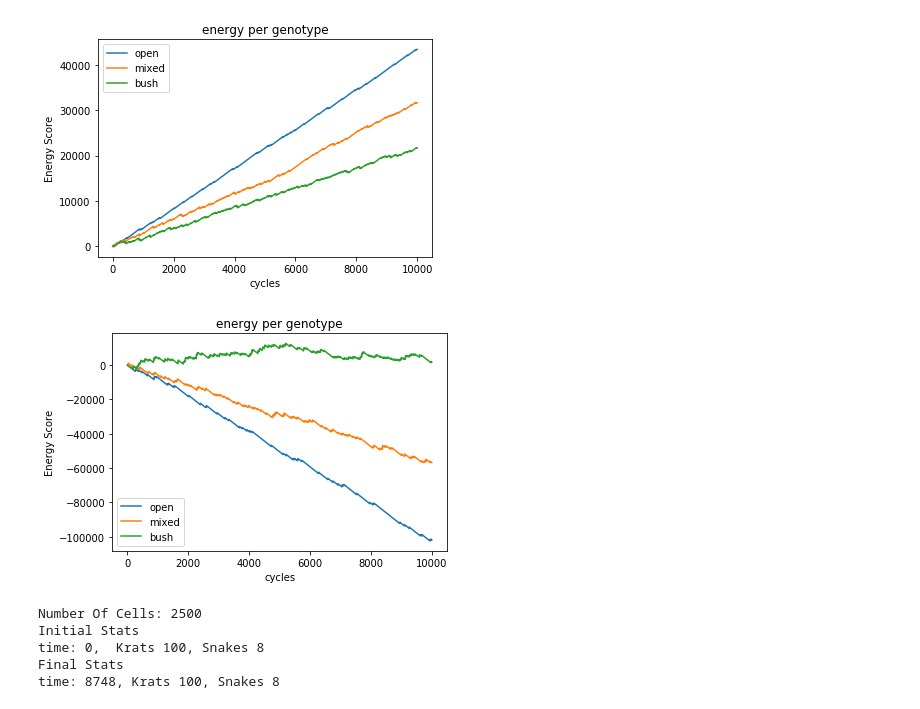
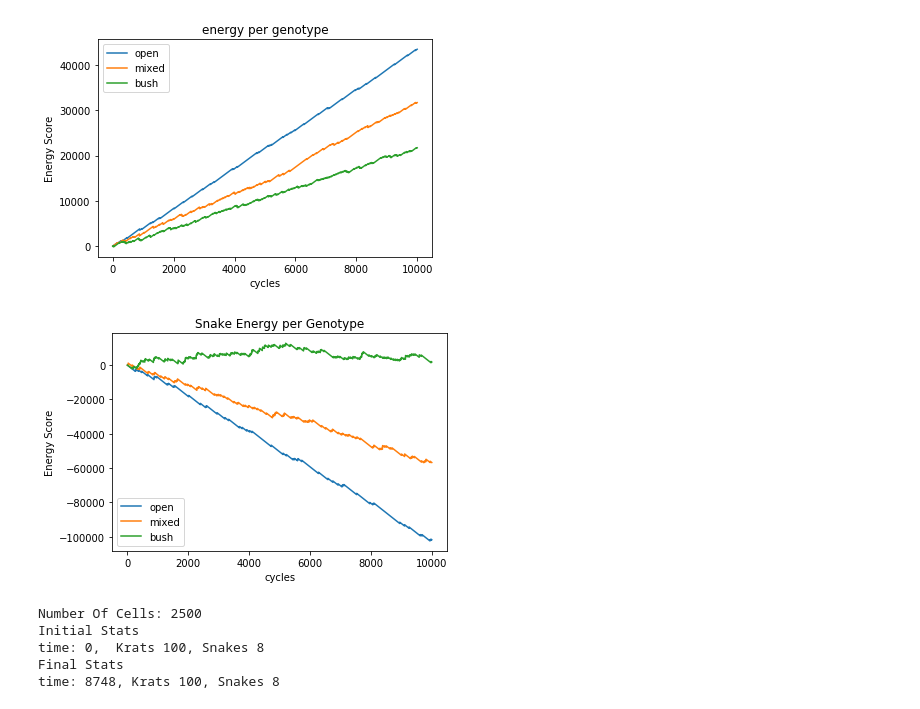
Before and after one commit to michaelremington2/uumarrty, a Jupyter notebook: ecosystem_sim/SimPostDataAnalysis.ipynb, the cells around one changed output. Cells and saved outputs as stored; diff of their text form; code cells hidden in the pictures.

```diff
--- a/ecosystem_sim/SimPostDataAnalysis.ipynb
+++ b/ecosystem_sim/SimPostDataAnalysis.ipynb
@@ -114,22 +123,22 @@ plt.show()
 # %%
 df = snakedata.groupby(["cycle", "bush_pw"]).agg({"energy_score": ['mean']}).reset_index()
 df = df.pivot(index="cycle", columns="bush_pw").reset_index()
 df.columns = ["cycle","open","mixed","bush"]
 plt.figure()
 plt.plot(df['cycle'], df['open'], label = 'open')
 plt.plot(df['cycle'], df['mixed'], label = 'mixed')
 plt.plot(df['cycle'], df['bush'], label = 'bush')
 #plt.set_xticks(np.arrange(0,len(x),6))
 #plt.set_xticklabels(np.arrange(0,len(x),6))
 
 plt.xlabel("cycles")
 plt.ylabel("Energy Score")
-plt.title("energy per genotype")
+plt.title("Snake Energy per Genotype")
 plt.legend()
 
 plt.show()
 # %% [output]
-[figure, old version]
+[figure, new version]
 # %%
 ###### Old script for code ref #################
 
```
Also changed, not shown: parts of 6 cells of this notebook, 4 other files.
